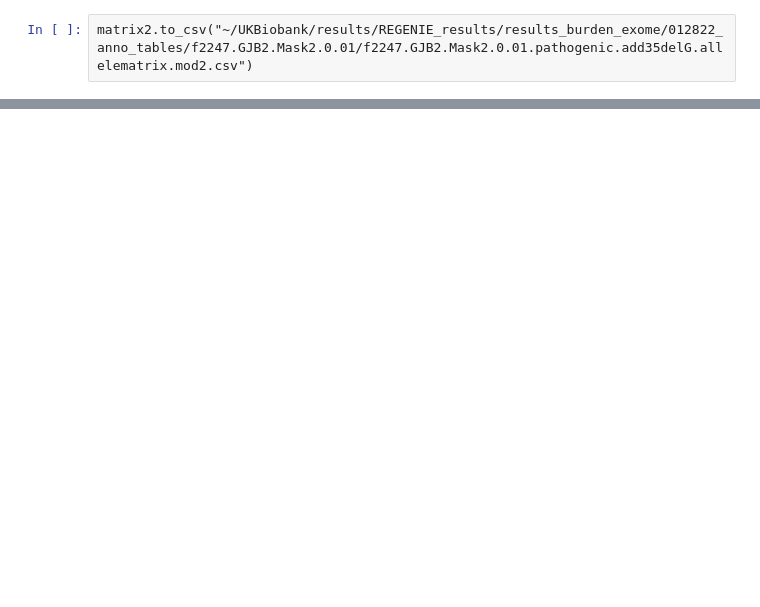
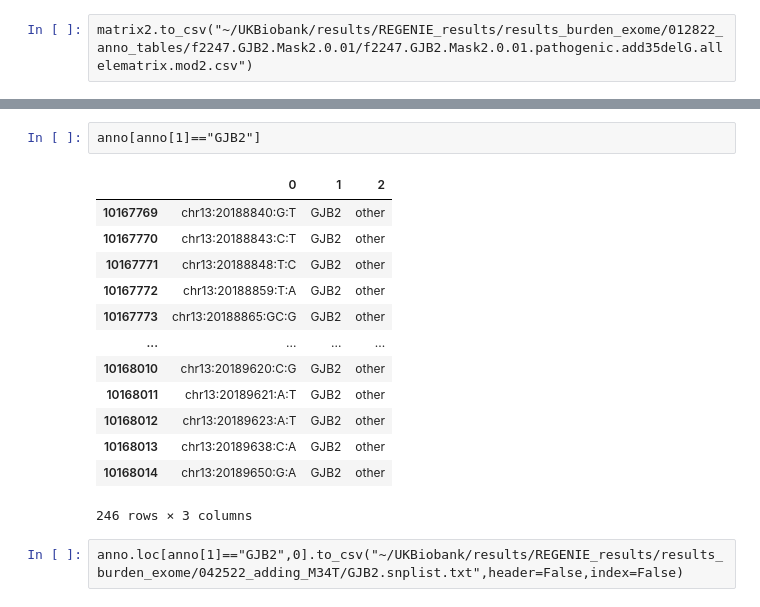
Before and after one commit to statgenetics/UKBB_GWAS_dev, a Jupyter notebook: workflow/rarevarianttable.ipynb, the cells around one changed output, grey strips where cells are left out. Saved outputs shown, nothing was run; the diff lists cells and outputs as text; blank space fills up the shorter version.

```diff
--- a/workflow/rarevarianttable.ipynb
+++ b/workflow/rarevarianttable.ipynb
@@ -6161,0 +6215,18 @@ matrix2.to_csv("~/UKBiobank/results/REGENIE_results/results_burden_exome/012822_
+# %%
+anno[anno[1]=="GJB2"]
+# %% [output]
+|  | 0 | 1 | 2 |
+| 10167769 | chr13:20188840:G:T | GJB2 | other |
+| 10167770 | chr13:20188843:C:T | GJB2 | other |
+| 10167771 | chr13:20188848:T:C | GJB2 | other |
+| 10167772 | chr13:20188859:T:A | GJB2 | other |
+| 10167773 | chr13:20188865:GC:G | GJB2 | other |
+| ... | ... | ... | ... |
+| 10168010 | chr13:20189620:C:G | GJB2 | other |
+| 10168011 | chr13:20189621:A:T | GJB2 | other |
+| 10168012 | chr13:20189623:A:T | GJB2 | other |
+| 10168013 | chr13:20189638:C:A | GJB2 | other |
+| 10168014 | chr13:20189650:G:A | GJB2 | other |
+246 rows × 3 columns
+# %%
+anno.loc[anno[1]=="GJB2",0].to_csv("~/UKBiobank/results/REGENIE_results/results_burden_exome/042522_adding_M34T/GJB2.snplist.txt",header=False,index=False)
```
Also changed, not shown: parts of 11 cells of this notebook.
